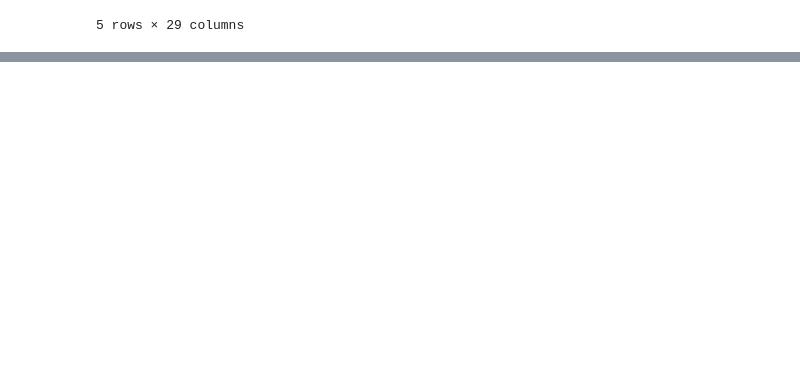
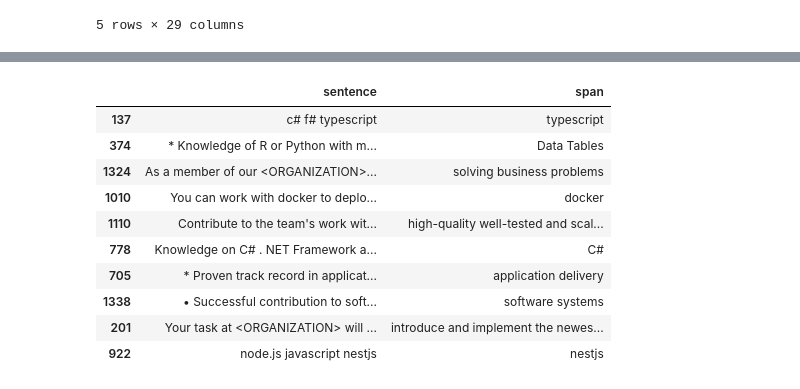
Before and after one commit to koechian/skillexplore, a Jupyter notebook: modelling/notebooks/dataset_creation.ipynb, the cells around one changed output, grey strips where cells are left out. Saved outputs shown, nothing was run; the diff lists cells and outputs as text; code cells hidden in the pictures; blank space fills up the shorter version.

```diff
--- a/modelling/notebooks/dataset_creation.ipynb
+++ b/modelling/notebooks/dataset_creation.ipynb
@@ -225,0 +168,3 @@ import pyarrow.parquet as pq
+# %%
+temp1 = pd.read_csv('../datasets/tech_test_annotations.csv')
+temp2 = pd.read_csv('../datasets/tech_validation_annotations.csv')
@@ -225,0 +182,18 @@ import pyarrow.parquet as pq
+# %%
+# remove subspan colm and label col
+
+df2 = df2[['sentence','span']]
+# %%
+df2.sample(10)
+# %% [output]
+|  | sentence | span |
+| 137 | c# f# typescript | typescript |
+| 374 | * Knowledge of R or Python with m... | Data Tables |
+| 1324 | As a member of our <ORGANIZATION>... | solving business problems |
+| 1010 | You can work with docker to deplo... | docker |
+| 1110 | Contribute to the team's work wit... | high-quality well-tested and scal... |
+| 778 | Knowledge on C# . NET Framework a... | C# |
+| 705 | * Proven track record in applicat... | application delivery |
+| 1338 | • Successful contribution to soft... | software systems |
+| 201 | Your task at <ORGANIZATION> will ... | introduce and implement the newes... |
+| 922 | node.js javascript nestjs | nestjs |
```
Also changed, not shown: parts of 12 cells of this notebook.
